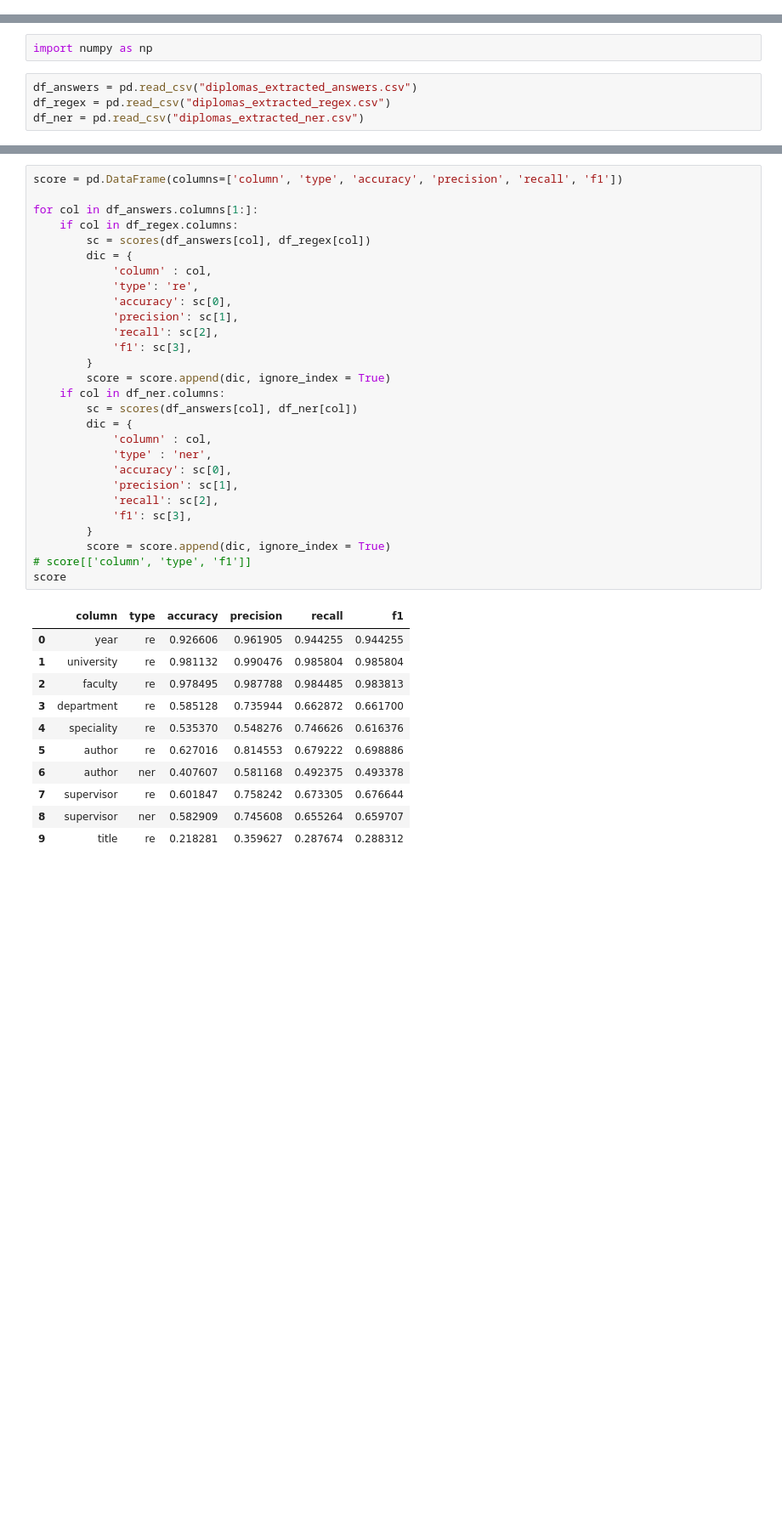
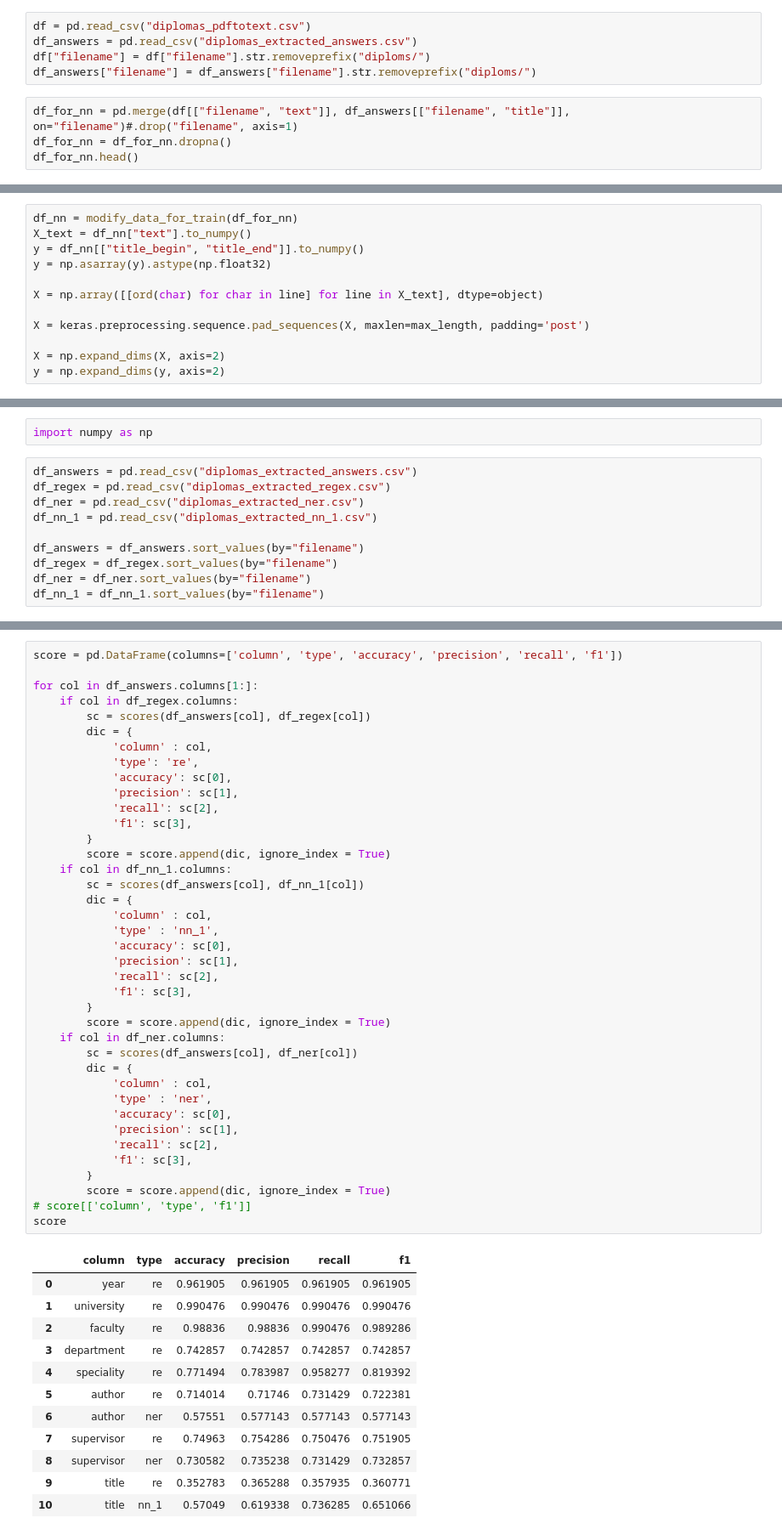
Before and after one commit to tatevik-t/lab, a Jupyter notebook: diploma_extraction/diplomas_extraction.ipynb, the cells around one changed output, grey strips where cells are left out. Shown: that part at 85% size. Cells and saved outputs as stored; diff of their text form; blank space fills up the shorter version.

```diff
--- a/diploma_extraction/diplomas_extraction.ipynb
+++ b/diploma_extraction/diplomas_extraction.ipynb
@@ -298,0 +328,9 @@ df_ner.to_csv("diplomas_extracted_ner.csv", index = False)
+# %%
+df = pd.read_csv("diplomas_pdftotext.csv")
+df_answers = pd.read_csv("diplomas_extracted_answers.csv")
+df["filename"] = df["filename"].str.removeprefix("diploms/")
+df_answers["filename"] = df_answers["filename"].str.removeprefix("diploms/")
+# %%
+df_for_nn = pd.merge(df[["filename", "text"]], df_answers[["filename", "title"]], on="filename")#.drop("filename", axis=1)
+df_for_nn = df_for_nn.dropna()
+df_for_nn.head()
@@ -298,0 +494,12 @@ df_ner.to_csv("diplomas_extracted_ner.csv", index = False)
+# %%
+df_nn = modify_data_for_train(df_for_nn)
+X_text = df_nn["text"].to_numpy()
+y = df_nn[["title_begin", "title_end"]].to_numpy()
+y = np.asarray(y).astype(np.float32)
+
+X = np.array([[ord(char) for char in line] for line in X_text], dtype=object)
+
+X = keras.preprocessing.sequence.pad_sequences(X, maxlen=max_length, padding='post')
+
+X = np.expand_dims(X, axis=2)
+y = np.expand_dims(y, axis=2)
@@ -304,3 +553,9 @@ import numpy as np
 df_answers = pd.read_csv("diplomas_extracted_answers.csv")
 df_regex = pd.read_csv("diplomas_extracted_regex.csv")
 df_ner = pd.read_csv("diplomas_extracted_ner.csv")
+df_nn_1 = pd.read_csv("diplomas_extracted_nn_1.csv")
+
+df_answers = df_answers.sort_values(by="filename")
+df_regex = df_regex.sort_values(by="filename")
+df_ner = df_ner.sort_values(by="filename")
+df_nn_1 = df_nn_1.sort_values(by="filename")
@@ -384,40 +614,52 @@ def scores(y, y_hat):
 # %%
 score = pd.DataFrame(columns=['column', 'type', 'accuracy', 'precision', 'recall', 'f1'])
 
 for col in df_answers.columns[1:]:
     if col in df_regex.columns:
         sc = scores(df_answers[col], df_regex[col])
         dic = {
             'column' : col,
             'type': 're',
+            'accuracy': sc[0],
+            'precision': sc[1],
+            'recall': sc[2],
+            'f1': sc[3],
+        }
+        score = score.append(dic, ignore_index = True)
+    if col in df_nn_1.columns:
+        sc = scores(df_answers[col], df_nn_1[col])
+        dic = {
+            'column' : col,
+            'type' : 'nn_1',
             'accuracy': sc[0],
             'precision': sc[1],
             'recall': sc[2],
             'f1': sc[3],
         }
         score = score.append(dic, ignore_index = True)
     if col in df_ner.columns:
         sc = scores(df_answers[col], df_ner[col])
         dic = {
             'column' : col,
             'type' : 'ner',
             'accuracy': sc[0],
             'precision': sc[1],
             'recall': sc[2],
             'f1': sc[3],
         }
         score = score.append(dic, ignore_index = True)
 # score[['column', 'type', 'f1']]
 score
 # %% [output]
 |  | column | type | accuracy | precision | recall | f1 |
-| 0 | year | re | 0.926606 | 0.961905 | 0.944255 | 0.944255 |
-| 1 | university | re | 0.981132 | 0.990476 | 0.985804 | 0.985804 |
-| 2 | faculty | re | 0.978495 | 0.987788 | 0.984485 | 0.983813 |
-| 3 | department | re | 0.585128 | 0.735944 | 0.662872 | 0.661700 |
-| 4 | speciality | re | 0.535370 | 0.548276 | 0.746626 | 0.616376 |
-| 5 | author | re | 0.627016 | 0.814553 | 0.679222 | 0.698886 |
-| 6 | author | ner | 0.407607 | 0.581168 | 0.492375 | 0.493378 |
-| 7 | supervisor | re | 0.601847 | 0.758242 | 0.673305 | 0.676644 |
-| 8 | supervisor | ner | 0.582909 | 0.745608 | 0.655264 | 0.659707 |
-| 9 | title | re | 0.218281 | 0.359627 | 0.287674 | 0.288312 |
+| 0 | year | re | 0.961905 | 0.961905 | 0.961905 | 0.961905 |
+| 1 | university | re | 0.990476 | 0.990476 | 0.990476 | 0.990476 |
+| 2 | faculty | re | 0.98836 | 0.98836 | 0.990476 | 0.989286 |
+| 3 | department | re | 0.742857 | 0.742857 | 0.742857 | 0.742857 |
+| 4 | speciality | re | 0.771494 | 0.783987 | 0.958277 | 0.819392 |
+| 5 | author | re | 0.714014 | 0.71746 | 0.731429 | 0.722381 |
+| 6 | author | ner | 0.57551 | 0.577143 | 0.577143 | 0.577143 |
+| 7 | supervisor | re | 0.74963 | 0.754286 | 0.750476 | 0.751905 |
+| 8 | supervisor | ner | 0.730582 | 0.735238 | 0.731429 | 0.732857 |
+| 9 | title | re | 0.352783 | 0.365288 | 0.357935 | 0.360771 |
+| 10 | title | nn_1 | 0.57049 | 0.619338 | 0.736285 | 0.651066 |
```
Also changed, not shown: parts of 36 cells of this notebook.
